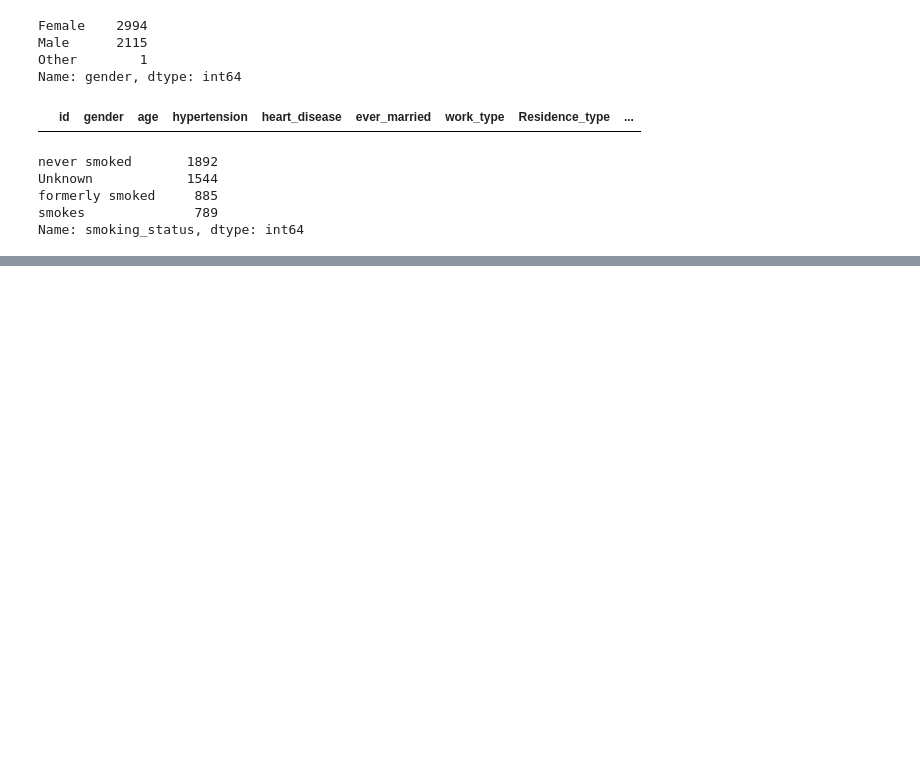
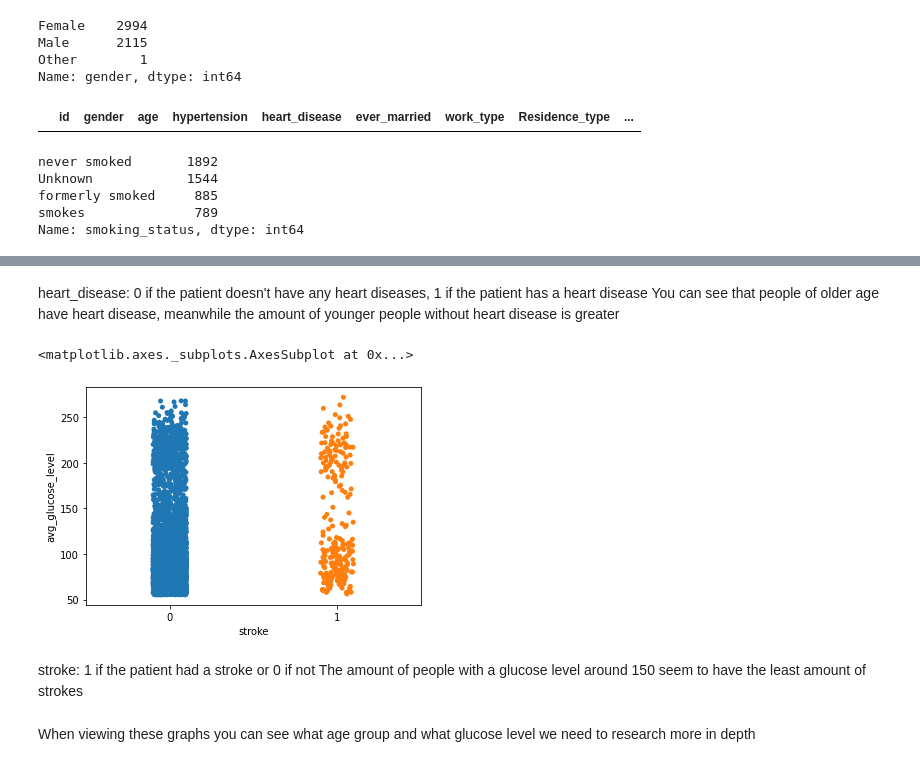
Before and after one commit to MichaelArthur224/Project-2, a Jupyter notebook: Stroke.ipynb, the cells around one changed output, grey strips where cells are left out. Saved outputs shown, nothing was run; the diff lists cells and outputs as text; code cells hidden in the pictures; blank space fills up the shorter version.

```diff
--- a/Stroke.ipynb
+++ b/Stroke.ipynb
@@ -127,0 +118,13 @@ dtype: int64
+# %% [markdown]
+heart_disease: 0 if the patient doesn't have any heart diseases, 1 if the patient has a heart disease
+You can see that people of older age have heart disease, meanwhile the amount of younger people without heart disease is greater
+# %%
+sns.stripplot(data=df, x='stroke', y='avg_glucose_level')
+# %% [output]
+<matplotlib.axes._subplots.AxesSubplot at 0x...>
+[figure, added]
+# %% [markdown]
+stroke: 1 if the patient had a stroke or 0 if not
+The amount of people with a glucose level around 150 seem to have the least amount of strokes
+# %% [markdown]
+When viewing these graphs you can see what age group and what glucose level we need to research more in depth
```
Also changed, not shown: parts of 7 cells of this notebook.
